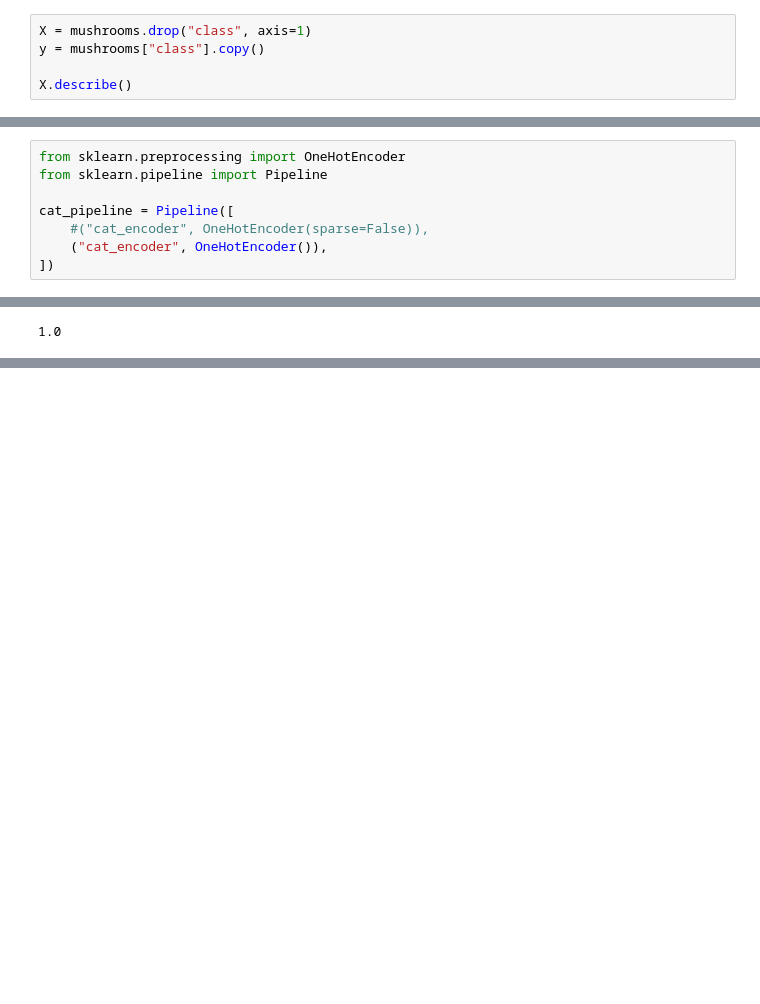
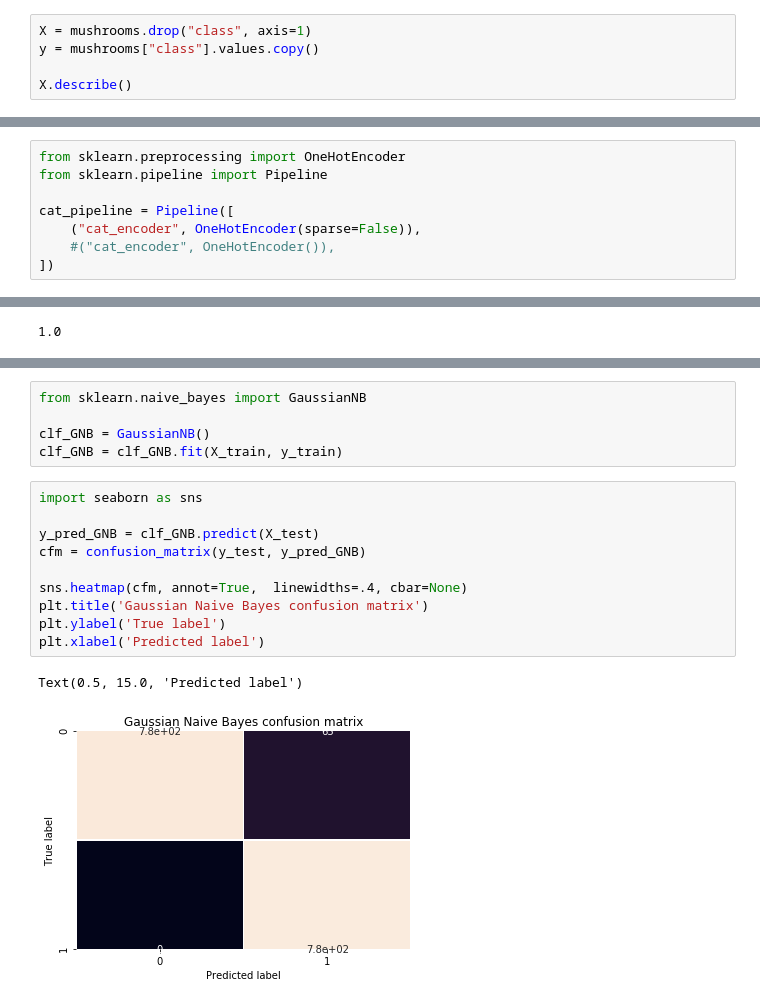
Before and after one commit to Peter-abcd/Mushroom-Classification, a Jupyter notebook: mushroom_classification.ipynb, the cells around one changed output, grey strips where cells are left out. Cells and saved outputs as stored; diff of their text form; blank space fills up the shorter version.

Commit message:
added Gaussian Naive Bayes, and a function to print a report for a trained model

```diff
--- a/mushroom_classification.ipynb
+++ b/mushroom_classification.ipynb
@@ -109,7 +109,7 @@ Name: habitat, dtype: int64
 Let's seperate the features from the labels:
 # %%
 X = mushrooms.drop("class", axis=1)
-y = mushrooms["class"].copy()
+y = mushrooms["class"].values.copy()
 
 X.describe()
 # %% [output]
@@ -160,8 +149,8 @@ from sklearn.preprocessing import OneHotEncoder
 from sklearn.pipeline import Pipeline
 
 cat_pipeline = Pipeline([
-    #("cat_encoder", OneHotEncoder(sparse=False)),
-    ("cat_encoder", OneHotEncoder()),
+    ("cat_encoder", OneHotEncoder(sparse=False)),
+    #("cat_encoder", OneHotEncoder()),
 ])
 # %% [markdown]
 Perfect. This is rather a simple dataset so our pipeline is very small. Let's preprocess the training set:
@@ -325,0 +362,18 @@ forest_scores.mean()
+# %%
+from sklearn.naive_bayes import GaussianNB
+
+clf_GNB = GaussianNB()
+clf_GNB = clf_GNB.fit(X_train, y_train)
+# %%
+import seaborn as sns
+
+y_pred_GNB = clf_GNB.predict(X_test)
+cfm = confusion_matrix(y_test, y_pred_GNB)
+
+sns.heatmap(cfm, annot=True,  linewidths=.4, cbar=None)
+plt.title('Gaussian Naive Bayes confusion matrix')
+plt.ylabel('True label')
+plt.xlabel('Predicted label')
+# %% [output]
+Text(0.5, 15.0, 'Predicted label')
+[figure, added]
```
Also changed, not shown: parts of 16 cells of this notebook.
